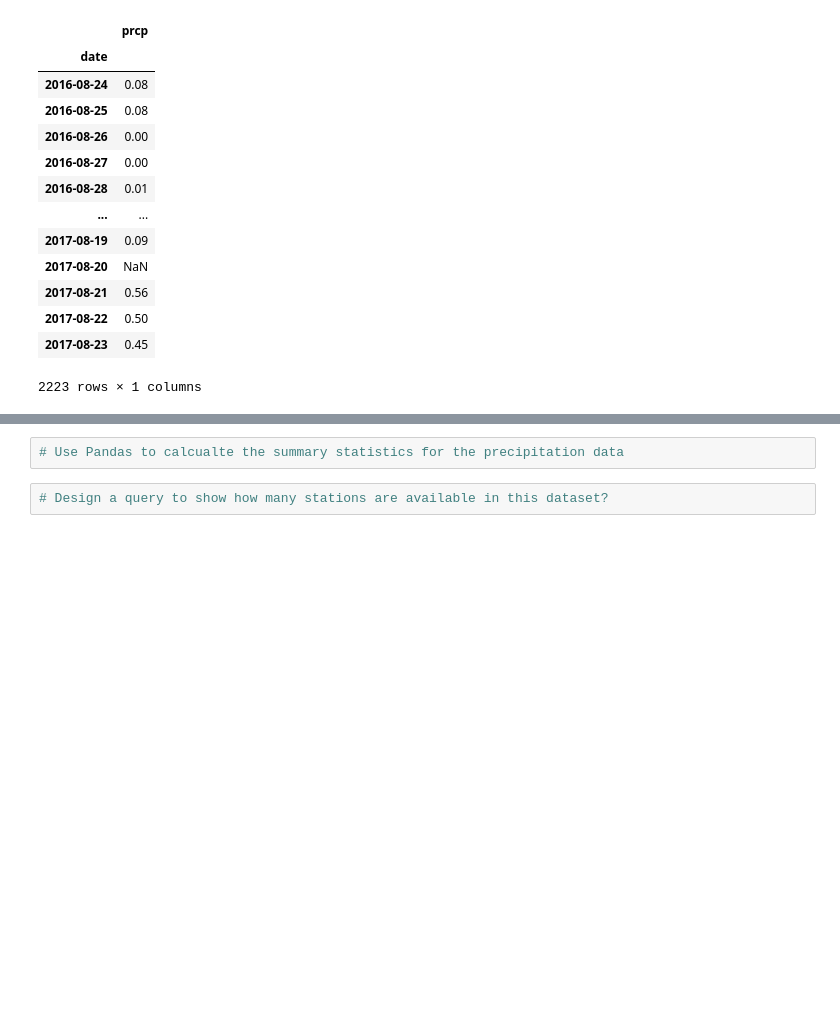
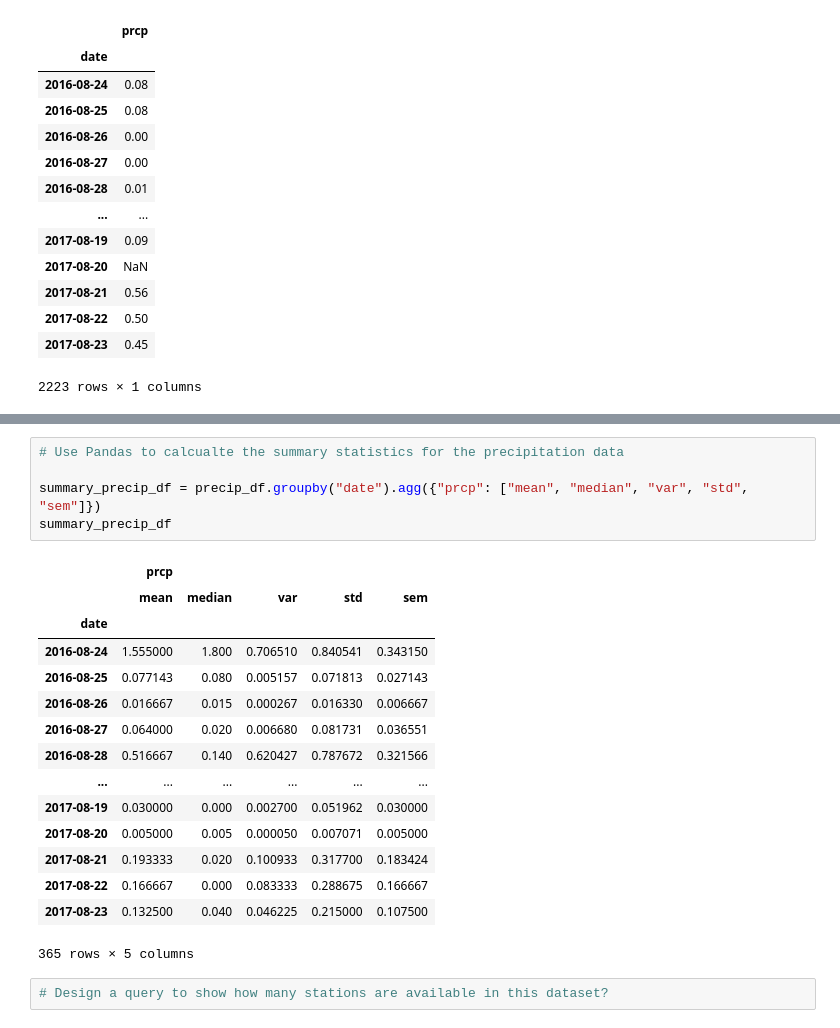
Before and after one commit to CCom20/sqlalchemy-challenge, a Jupyter notebook: climate_starter.ipynb, the cells around one changed output, grey strips where cells are left out. Saved outputs shown, nothing was run; the diff lists cells and outputs as text; blank space fills up the shorter version.

```diff
--- a/climate_starter.ipynb
+++ b/climate_starter.ipynb
@@ -103,5 +110,24 @@ precip_df = precip_df.sort_values("date")
 # %%
 # Use Pandas to calcualte the summary statistics for the precipitation data
+
+summary_precip_df = precip_df.groupby("date").agg({"prcp": ["mean", "median", "var", "std", "sem"]})
+summary_precip_df
+# %% [output]
+|  | prcp |  |  |  |  |
+|  | mean | median | var | std | sem |
+| date |  |  |  |  |  |
+| 2016-08-24 | 1.555000 | 1.800 | 0.706510 | 0.840541 | 0.343150 |
+| 2016-08-25 | 0.077143 | 0.080 | 0.005157 | 0.071813 | 0.027143 |
+| 2016-08-26 | 0.016667 | 0.015 | 0.000267 | 0.016330 | 0.006667 |
+| 2016-08-27 | 0.064000 | 0.020 | 0.006680 | 0.081731 | 0.036551 |
+| 2016-08-28 | 0.516667 | 0.140 | 0.620427 | 0.787672 | 0.321566 |
+| ... | ... | ... | ... | ... | ... |
+| 2017-08-19 | 0.030000 | 0.000 | 0.002700 | 0.051962 | 0.030000 |
+| 2017-08-20 | 0.005000 | 0.005 | 0.000050 | 0.007071 | 0.005000 |
+| 2017-08-21 | 0.193333 | 0.020 | 0.100933 | 0.317700 | 0.183424 |
+| 2017-08-22 | 0.166667 | 0.000 | 0.083333 | 0.288675 | 0.166667 |
+| 2017-08-23 | 0.132500 | 0.040 | 0.046225 | 0.215000 | 0.107500 |
+365 rows × 5 columns
 # %%
 # Design a query to show how many stations are available in this dataset?
 # %%
```
Also changed, not shown: parts of 3 cells of this notebook, 1 other file.
